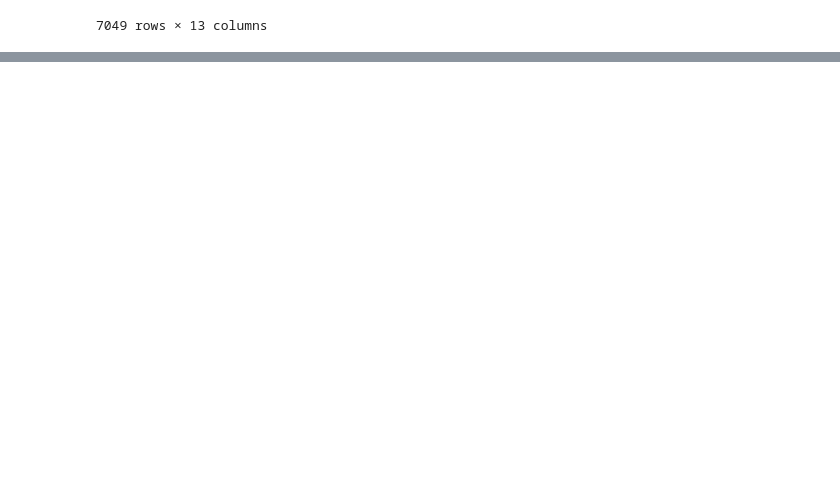
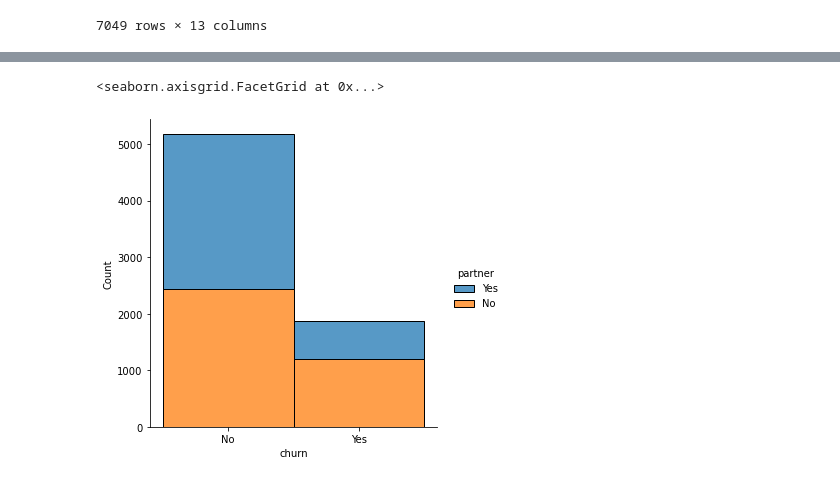
Before and after one commit to lochlynlaskowski/Projects, a Jupyter notebook: Project.ipynb, the cells around one changed output, grey strips where cells are left out. Drawn from its saved outputs; the diff is of its cells as text; code cells hidden in the pictures; blank space fills up the shorter version.

```diff
--- a/Project.ipynb
+++ b/Project.ipynb
@@ -408,0 +314,5 @@ telco[(telco.is_senior_citizen == 'Yes') & (telco.phone_service == 2)].tenure.me
+# %%
+sns.displot(data = telco, x = 'churn', hue = 'partner', multiple = 'stack')
+# %% [output]
+<seaborn.axisgrid.FacetGrid at 0x...>
+[figure, added]
```
Also changed, not shown: parts of 80 cells of this notebook.
